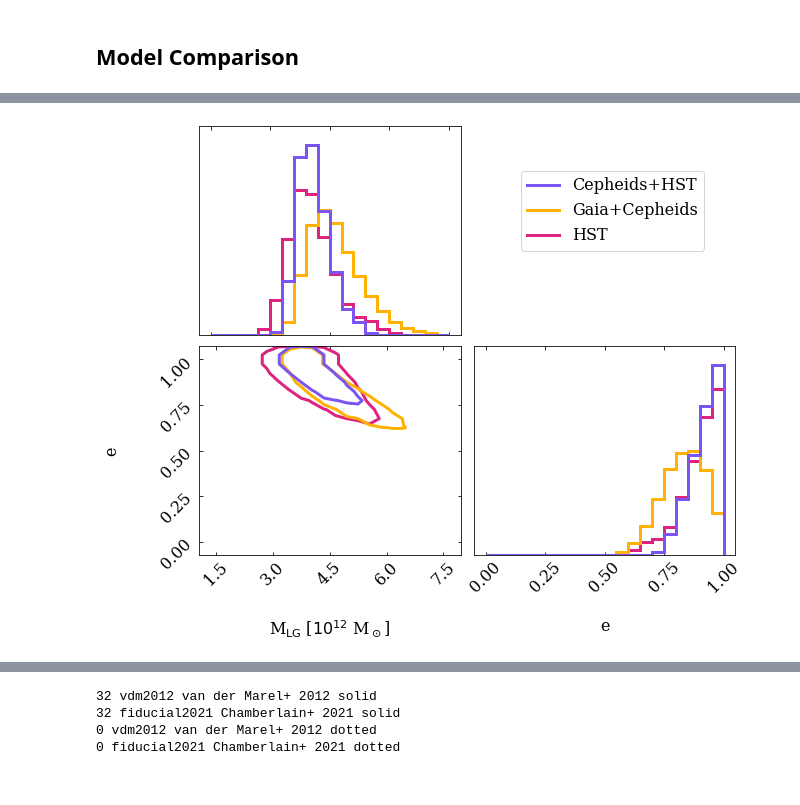
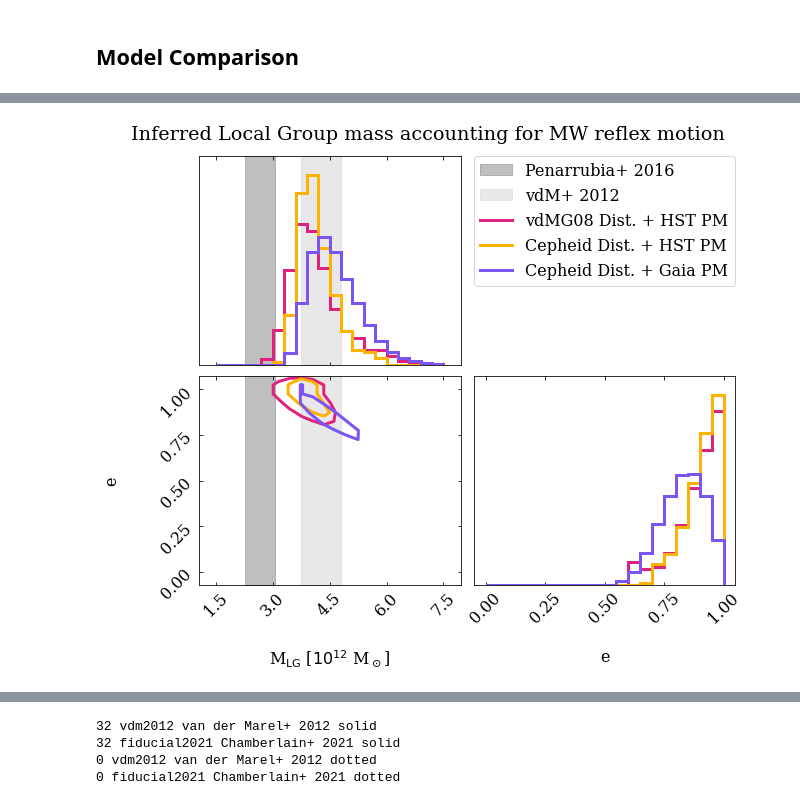
Before and after one commit to katiechambe/yellowCard, a Jupyter notebook: notebooks/pymc3-analyze-runs.ipynb, the cells around one changed output, grey strips where cells are left out. Saved outputs shown, nothing was run; the diff lists cells and outputs as text; code cells hidden in the pictures.

```diff
--- a/notebooks/pymc3-analyze-runs.ipynb
+++ b/notebooks/pymc3-analyze-runs.ipynb
@@ -97,0 +102,7 @@ ___
+# %%
+model = ["vdm2012","fiducial2021","Dataset3"]
+label = ["vdMG08 Dist. + HST PM","Cepheid Dist. + Gaia PM","Cepheid Dist. + HST PM"]
+for i in range(3):
+    data = az.from_json(f"../pymc3-data/{model[i]}_vtravel_32.json")
+    m_lg_values = np.asarray(data.posterior['M']).ravel()
+    print(f"{label[i]}: ",np.percentile(m_lg_values, [16, 50, 84]))
@@ -97,0 +113,7 @@ ___
+# %%
+model = ["vdm2012","fiducial2021","Dataset3"]
+label = ["vdMG08 Dist. + HST PM","Cepheid Dist. + Gaia PM","Cepheid Dist. + HST PM"]
+for i in range(3):
+    data = az.from_json(f"../pymc3-data/{model[i]}_vtravel_32.json")
+    m_lg_values = np.asarray(data.posterior['M']).ravel()
+    print(f"{label[i]}: ",np.percentile(m_lg_values, [16, 50, 84]))
@@ -213,21 +239,20 @@ plt.show()
 # %% [markdown]
 ## Model Comparison
 # %%
-dataChoices = ["vdm2012","fiducial2021",'Dataset3']
-label_model = ["Chamberlain+ 2021", "van der Marel+ 2012",'3']
-include_vTravel = "32"
-color = [palette['Extra'],palette['Minor Pairs'],palette['Major Pairs']]
-# color = ["white","white","white","white"]
-# color = ["white","white",palette['Minor Pairs'],palette["Extra"]]
+dataChoices = ["vdm2012",'Dataset3',"fiducial2021"]
+label = [r"vdMG08 Dist. + HST PM",r"Cepheid Dist. + HST PM",r"Cepheid Dist. + Gaia PM"]
+color = [palette['vdm'],palette['vdmmod'],palette['fid']]
+
+incl = "32"
+
 style = ['solid','solid','solid']
 widths = [3,3,3]
-model=[ "Our model","hey","sup"]
 
 
 i=0
-fig = plt.figure(figsize=(10,8))
-for dat,name in zip(dataChoices,label_model):
-    print(incl, dat, name,style[i], "is color", color[i])
+fig,ax = plt.subplots(2,2,figsize=(10,8))
+for dat,name in zip(dataChoices,label):
+    print(dat, name,style[i], "is color", color[i])
     data = az.from_json(f"../pymc3-data/{dat}_vtravel_{incl}.json")
     howdy = np.vstack([np.asarray(data.posterior[i]).ravel() for i in ["M","e"]])
     corner.corner(howdy.T,
@@ -237,17 +262,58 @@ for dat,name in zip(dataChoices,label_model):
                         color=color[i],
                         linestyles=style[i],
                         fig=fig,
-                        levels=[ 0.95],
+                        levels=[0.68],
                         contour_kwargs={"linestyles":style[i],"linewidths":widths[i]},
                         hist_kwargs={"linestyle":style[i],"linewidth":widths[i]},
                         contourf_kwargs={"linestyles":style[i]},
-                        range=[(1.5,7.5), (0,1)]
+                        range=[(1.5,7.5), (0,1)],
                  );
     i+=1
-plt.plot(0,0,lw=3,color=palette["Major Pairs"],label=r"Cepheids+HST")
-plt.plot(0,0,lw=3,color=palette["Minor Pairs"],label="Gaia+Cepheids")
-plt.plot(0,0,lw=3,color=palette["Extra"],label="HST")
-fig.legend(loc=(0.65,0.75))
-plt.savefig("../plots/analyze-runs-contour.png",dpi=300)
+
+
+
+for gojo in range(3):
+    plt.plot(0,0,
+             lw=3,
+             color=color[gojo],
+             label=fr"{label[gojo]}")
+penarrubia16low, penarrubia16high = [2.26, 3.06]
+vdm12low, vdm12high = [3.74,4.8]
+
+# to fix the VERY SLIGHT MISALIGNED xlim on the mass :|
+xlims = ax[1][0].get_xlim()
+ax[0][0].set_xlim(xlims)
+
+
+for row in range(2):
+    ylims = ax[row][0].get_ylim()
+    ax[row][0].fill_betweenx(np.linspace(ylims[0],ylims[1]),
+                             penarrubia16low, penarrubia16high,
+                             color='grey',
+                             alpha=0.5)
+    ax[row][0].fill_betweenx(np.linspace(ylims[0],ylims[1]),
+                             vdm12low, vdm12high,
+                             color='lightgrey',
+                             alpha=0.5)
+
+ax[0][0].fill_betweenx(np.linspace(ylims[0],ylims[0]),
+                             vdm12low, vdm12high,
+                             color='grey',
+                             alpha=0.5,
+                             label="Penarrubia+ 2016")
+ax[0][0].fill_betweenx(np.linspace(ylims[0],ylims[0]),
+                             vdm12low, vdm12high,
+                             color='lightgrey',
+                             alpha=0.5,
+                             label="vdM+ 2012")
+
+
+
+
+
+fig.legend(loc=(0.577,0.7))
+# fig.suptitle("Chamberlain et al. 2022 inferred local group mass\n accounting for LMC-induced reflex motion of MW disk")
+fig.suptitle("Inferred Local Group mass accounting for MW reflex motion")
+plt.savefig("../plots/analyze-runs-contour.pdf")
 plt.show()
 # %% [output]
@@ -257 +323 @@ plt.show()
-[figure, old version]
+[figure, new version]
```
Also changed, not shown: parts of 18 cells of this notebook, 2 other files.
